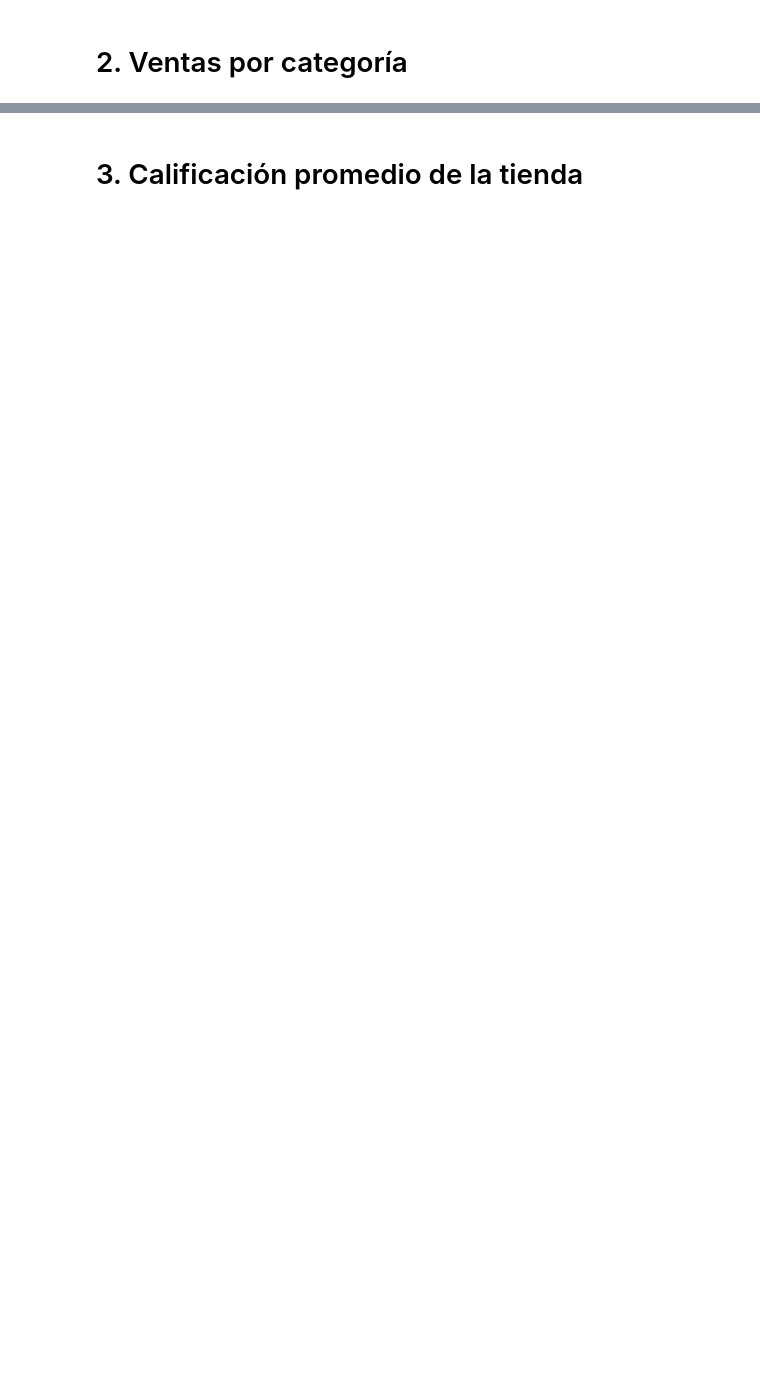
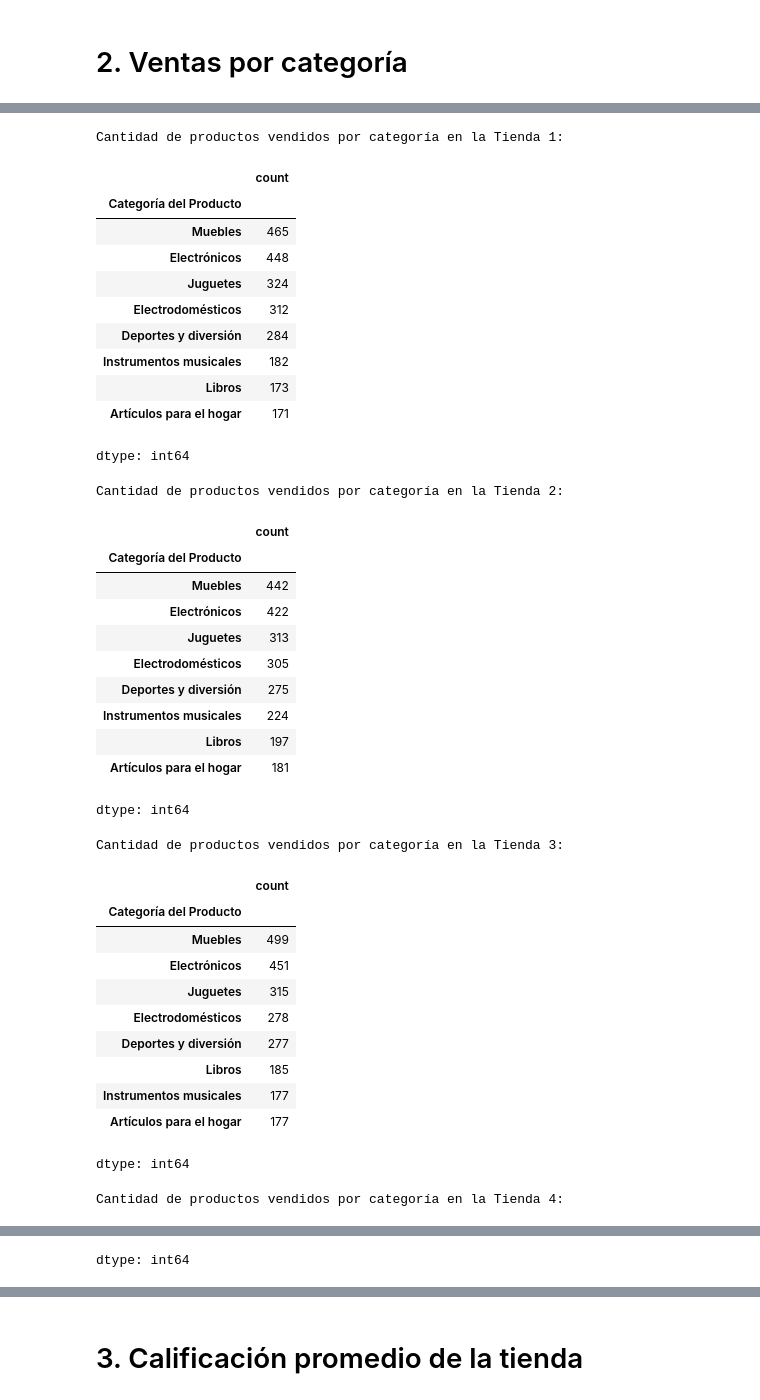
Before and after one commit to npssdu/challenge1-data-science-latam, a Jupyter notebook: AluraStoreLatam.ipynb, the cells around one changed output, grey strips where cells are left out. Cells and saved outputs as stored; diff of their text form; code cells hidden in the pictures; blank space fills up the shorter version.

Commit message:
Se implementar las funciones para cada uno de los apartados

```diff
--- a/AluraStoreLatam.ipynb
+++ b/AluraStoreLatam.ipynb
@@ -28,2 +99,8 @@ tienda1.head()
 # %% [markdown]
 # 2. Ventas por categoría
+# %%
+t = 1
+for tienda in tiendas:
+  print(f"Categorías de productos en la Tienda {t}:")
+  display(tienda['Categoría del Producto'].unique())
+  t += 1
@@ -29,0 +124,49 @@ tienda1.head()
+# %%
+def ventas_categoria_tienda(tienda):
+  ventas_categoria = tienda['Categoría del Producto'].value_counts()
+  return ventas_categoria
+# %%
+t = 1
+for tienda in tiendas:
+  ventas_por_categoria = ventas_categoria_tienda(tienda)
+  print(f"Cantidad de productos vendidos por categoría en la Tienda {t}:")
+  display(ventas_por_categoria)
+  t += 1
+# %% [output]
+Cantidad de productos vendidos por categoría en la Tienda 1:
+|  | count |
+| Categoría del Producto |  |
+| Muebles | 465 |
+| Electrónicos | 448 |
+| Juguetes | 324 |
+| Electrodomésticos | 312 |
+| Deportes y diversión | 284 |
+| Instrumentos musicales | 182 |
+| Libros | 173 |
+| Artículos para el hogar | 171 |
+dtype: int64
+Cantidad de productos vendidos por categoría en la Tienda 2:
+|  | count |
+| Categoría del Producto |  |
+| Muebles | 442 |
+| Electrónicos | 422 |
+| Juguetes | 313 |
+| Electrodomésticos | 305 |
+| Deportes y diversión | 275 |
+| Instrumentos musicales | 224 |
+| Libros | 197 |
+| Artículos para el hogar | 181 |
+dtype: int64
+Cantidad de productos vendidos por categoría en la Tienda 3:
+|  | count |
+| Categoría del Producto |  |
+| Muebles | 499 |
+| Electrónicos | 451 |
+| Juguetes | 315 |
+| Electrodomésticos | 278 |
+| Deportes y diversión | 277 |
+| Libros | 185 |
+| Instrumentos musicales | 177 |
+| Artículos para el hogar | 177 |
+dtype: int64
+Cantidad de productos vendidos por categoría en la Tienda 4:
@@ -29,0 +183 @@ tienda1.head()
+dtype: int64
```
Also changed, not shown: parts of 20 cells of this notebook.
